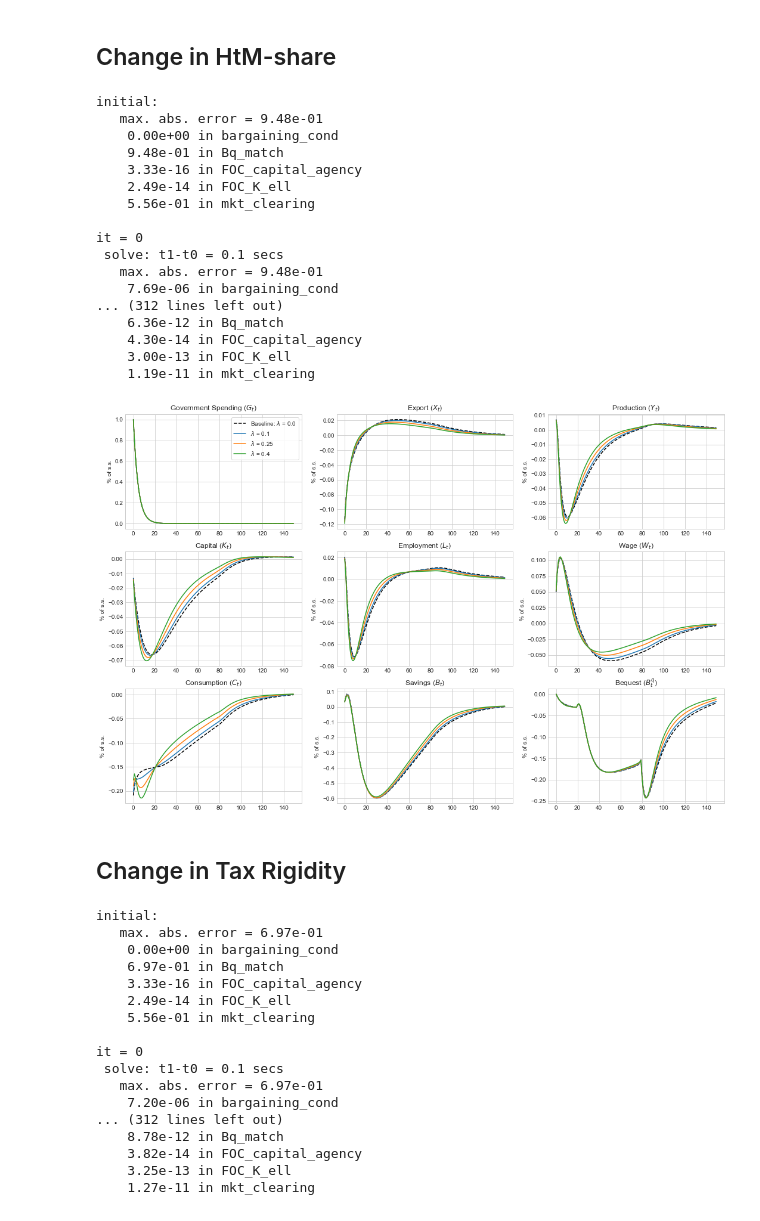
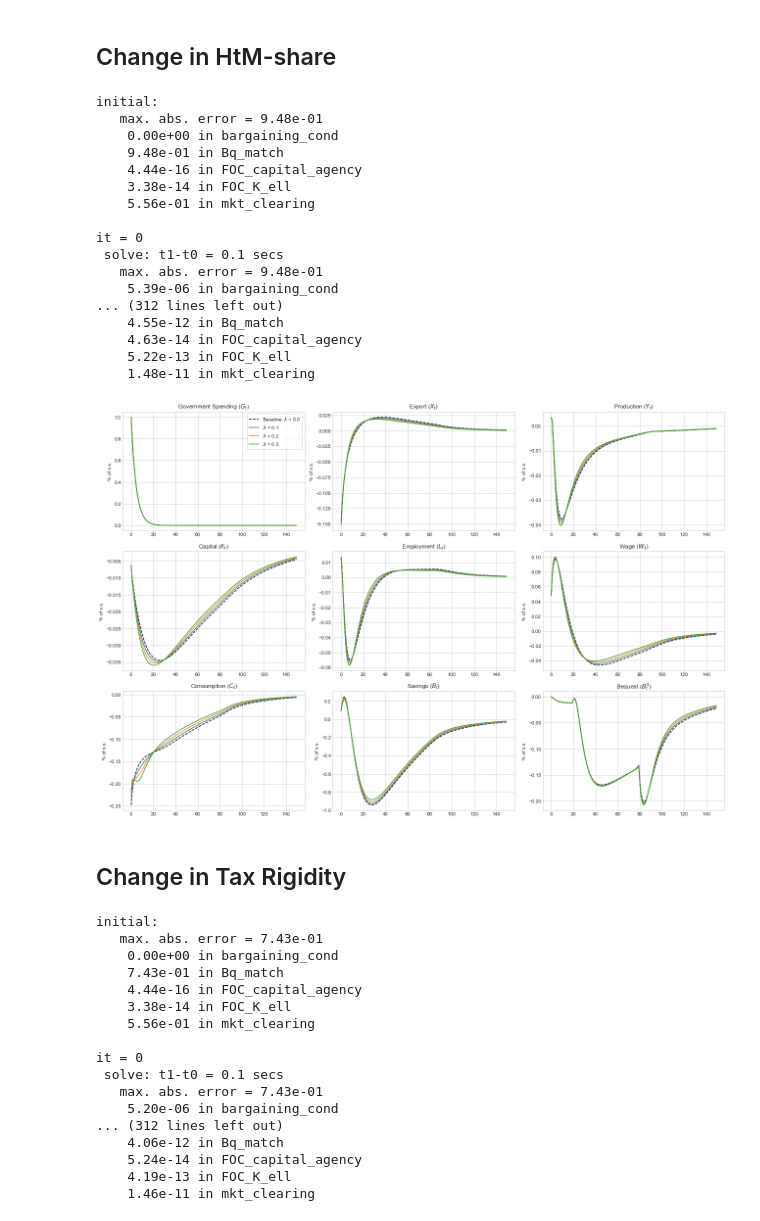
Before and after one commit to HansChristianPOLIT/MiniMAKRO, a Jupyter notebook: PublicShock.ipynb, the cells around one changed output. Saved outputs shown, nothing was run; the diff lists cells and outputs as text; code cells hidden in the pictures.

```diff
--- a/PublicShock.ipynb
+++ b/PublicShock.ipynb
@@ -152,7 +152,7 @@ model2 = model.copy()
 model3 = model.copy()
 # %%
 Models = [model, model1, model2, model3] #Create list of the models
-Lambdas = [0.0, 0.1, 0.25, 0.4] #Create list of Lambda values
+Lambdas = [0.0, 0.1, 0.2, 0.3] #Create list of Lambda values
 
 for i in range(len(Models)):
     Models[i].par.Lambda = Lambdas[i]
@@ -168,19 +168,19 @@ initial:
    max. abs. error = 9.48e-01
     0.00e+00 in bargaining_cond
     9.48e-01 in Bq_match
-    3.33e-16 in FOC_capital_agency
-    2.49e-14 in FOC_K_ell
+    4.44e-16 in FOC_capital_agency
+    3.38e-14 in FOC_K_ell
     5.56e-01 in mkt_clearing
 
 it = 0
  solve: t1-t0 = 0.1 secs
    max. abs. error = 9.48e-01
-    7.69e-06 in bargaining_cond
+    5.39e-06 in bargaining_cond
 ... (312 lines left out)
-    6.36e-12 in Bq_match
-    4.30e-14 in FOC_capital_agency
-    3.00e-13 in FOC_K_ell
-    1.19e-11 in mkt_clearing
+    4.55e-12 in Bq_match
+    4.63e-14 in FOC_capital_agency
+    5.22e-13 in FOC_K_ell
+    1.48e-11 in mkt_clearing
 # %%
 T_IRF = 150
 
@@ -231,35 +231,36 @@ ax = fig.add_subplot(3,3,6)
 ax.plot((Models[0].sol.W[:T_IRF]/Models[0].ss.W-1)*100,label=f'Baseline:$\lambda$ = {Models[0].par.Lambda}', color = 'k', linestyle = '--')
 ax.plot((Models[1].sol.W[:T_IRF]/Models[1].ss.W-1)*100,label=f'$\lambda$ = {Models[1].par.Lambda}')
 ax.plot((Models[2].sol.W[:T_IRF]/Models[2].ss.W-1)*100,label=f'$\lambda$ = {Models[2].par.Lambda}')
 ax.plot((Models[3].sol.W[:T_IRF]/Models[3].ss.W-1)*100,label=f'$\lambda$ = {Models[3].par.Lambda}')
 ax.set_ylabel('% of s.s.')
 ax.set_title('Wage ($W_{t}$)')
 
 ax = fig.add_subplot(3,3,7)
 ax.plot((Models[0].sol.C[:T_IRF]/Models[0].ss.C-1)*100,label=f'Baseline:$\lambda$ = {Models[0].par.Lambda}', color = 'k', linestyle = '--')
 ax.plot((Models[1].sol.C[:T_IRF]/Models[1].ss.C-1)*100,label=f'$\lambda$ = {Models[1].par.Lambda}')
 ax.plot((Models[2].sol.C[:T_IRF]/Models[2].ss.C-1)*100,label=f'$\lambda$ = {Models[2].par.Lambda}')
 ax.plot((Models[3].sol.C[:T_IRF]/Models[3].ss.C-1)*100,label=f'$\lambda$ = {Models[3].par.Lambda}')
 ax.set_ylabel('% of s.s.')
 ax.set_title('Consumption ($C_{t}$)')
 
 ax = fig.add_subplot(3,3,8)
 ax.plot((Models[0].sol.B[:T_IRF]/Models[0].ss.B-1)*100,label=f'Baseline:$\lambda$ = {Models[0].par.Lambda}', color = 'k', linestyle = '--')
 ax.plot((Models[1].sol.B[:T_IRF]/Models[1].ss.B-1)*100,label=f'$\lambda$ = {Models[1].par.Lambda}')
 ax.plot((Models[2].sol.B[:T_IRF]/Models[2].ss.B-1)*100,label=f'$\lambda$ = {Models[2].par.Lambda}')
 ax.plot((Models[3].sol.B[:T_IRF]/Models[3].ss.B-1)*100,label=f'$\lambda$ = {Models[3].par.Lambda}')
 ax.set_ylabel('% of s.s.')
 ax.set_title('Savings ($B_{t}$)')
 
 ax = fig.add_subplot(3,3,9)
 ax.plot((Models[0].sol.Bq[:T_IRF]/Models[0].ss.Bq-1)*100,label=f'Baseline:$\lambda$ = {Models[0].par.Lambda}', color = 'k', linestyle = '--')
 ax.plot((Models[1].sol.Bq[:T_IRF]/Models[1].ss.Bq-1)*100,label=f'$\lambda$ = {Models[1].par.Lambda}')
 ax.plot((Models[2].sol.Bq[:T_IRF]/Models[2].ss.Bq-1)*100,label=f'$\lambda$ = {Models[2].par.Lambda}')
 ax.plot((Models[3].sol.Bq[:T_IRF]/Models[3].ss.Bq-1)*100,label=f'$\lambda$ = {Models[3].par.Lambda}')
 ax.set_ylabel('% of s.s.')
-ax.set_title('Bequest ($B^{q}_{t}$)');
+ax.set_title('Bequest ($B^{q}_{t}$)')
+fig.tight_layout(pad=1.0); # spacing between subplots
 # %% [output]
-[figure, old version]
+[figure, new version]
 # %% [markdown]
 ## Change in Tax Rigidity
 # %%
@@ -285,22 +286,22 @@ for i in range(len(Models)):
     Models[i].find_IRF()
 # %% [output]
 initial:
-   max. abs. error = 6.97e-01
+   max. abs. error = 7.43e-01
     0.00e+00 in bargaining_cond
-    6.97e-01 in Bq_match
-    3.33e-16 in FOC_capital_agency
-    2.49e-14 in FOC_K_ell
+    7.43e-01 in Bq_match
+    4.44e-16 in FOC_capital_agency
+    3.38e-14 in FOC_K_ell
     5.56e-01 in mkt_clearing
 
 it = 0
  solve: t1-t0 = 0.1 secs
-   max. abs. error = 6.97e-01
-    7.20e-06 in bargaining_cond
+   max. abs. error = 7.43e-01
+    5.20e-06 in bargaining_cond
 ... (312 lines left out)
-    8.78e-12 in Bq_match
-    3.82e-14 in FOC_capital_agency
-    3.25e-13 in FOC_K_ell
-    1.27e-11 in mkt_clearing
+    4.06e-12 in Bq_match
+    5.24e-14 in FOC_capital_agency
+    4.19e-13 in FOC_K_ell
+    1.46e-11 in mkt_clearing
 # %%
 T_IRF = 150
 
```
Also changed, not shown: parts of 14 cells of this notebook, 4 other files.
